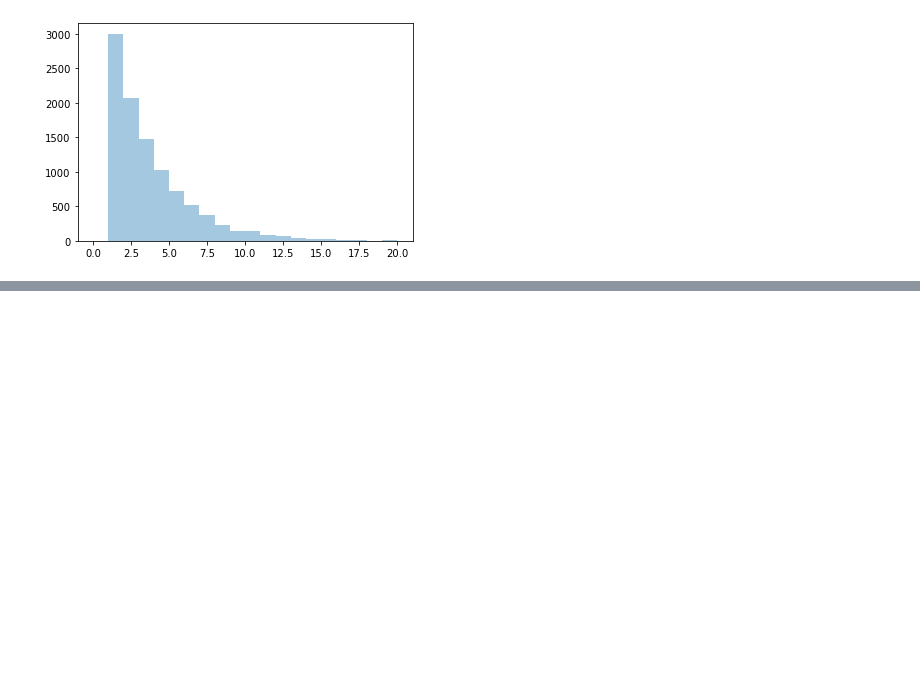
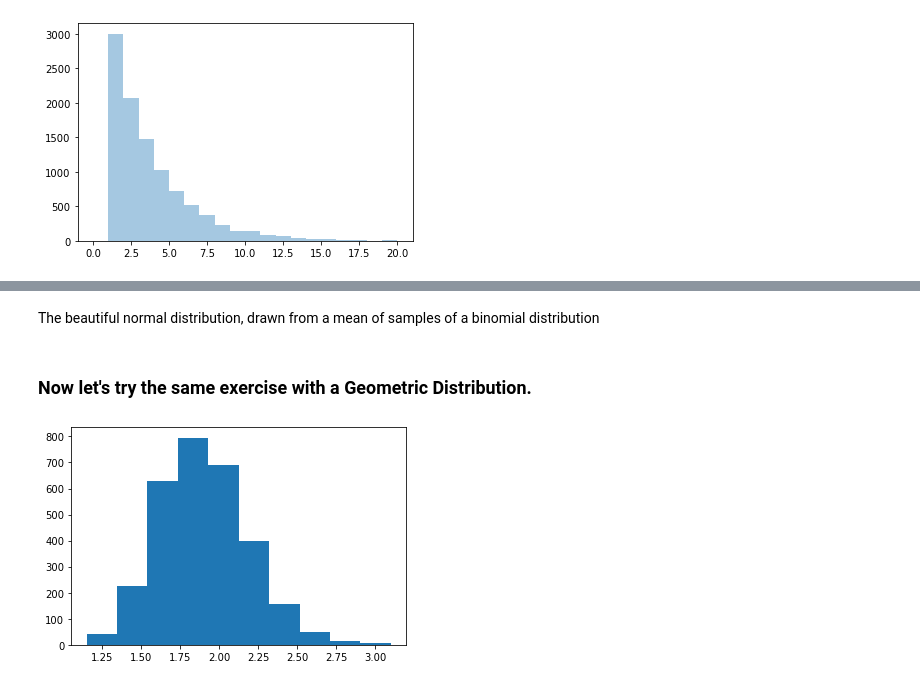
Before and after one commit to mandliya/ml, a Jupyter notebook: maths/Probability/Probability.ipynb, the cells around one changed output, grey strips where cells are left out. Cells and saved outputs as stored; diff of their text form; code cells hidden in the pictures; blank space fills up the shorter version.

```diff
--- a/maths/Probability/Probability.ipynb
+++ b/maths/Probability/Probability.ipynb
@@ -1347,0 +1449,21 @@ plt.show()
+# %% [markdown]
+The beautiful normal distribution, drawn from a mean of samples of a binomial distribution
+# %% [markdown]
+### Now let's try the same exercise with a Geometric Distribution.
+# %%
+# Generate the population
+population = geom.rvs(p=0.5, size=1000)
+
+# Create list for sample means
+sample_means = []
+for _ in range(3000):
+	# Take 20 values from the population
+    sample = np.random.choice(population, 20)
+    # Calculate the sample mean
+    sample_means.append(describe(sample).mean)
+
+# Plot the histogram
+plt.hist(sample_means)
+plt.show()
+# %% [output]
+[figure, added]
```
Also changed, not shown: parts of 24 cells of this notebook, 2 other files.
